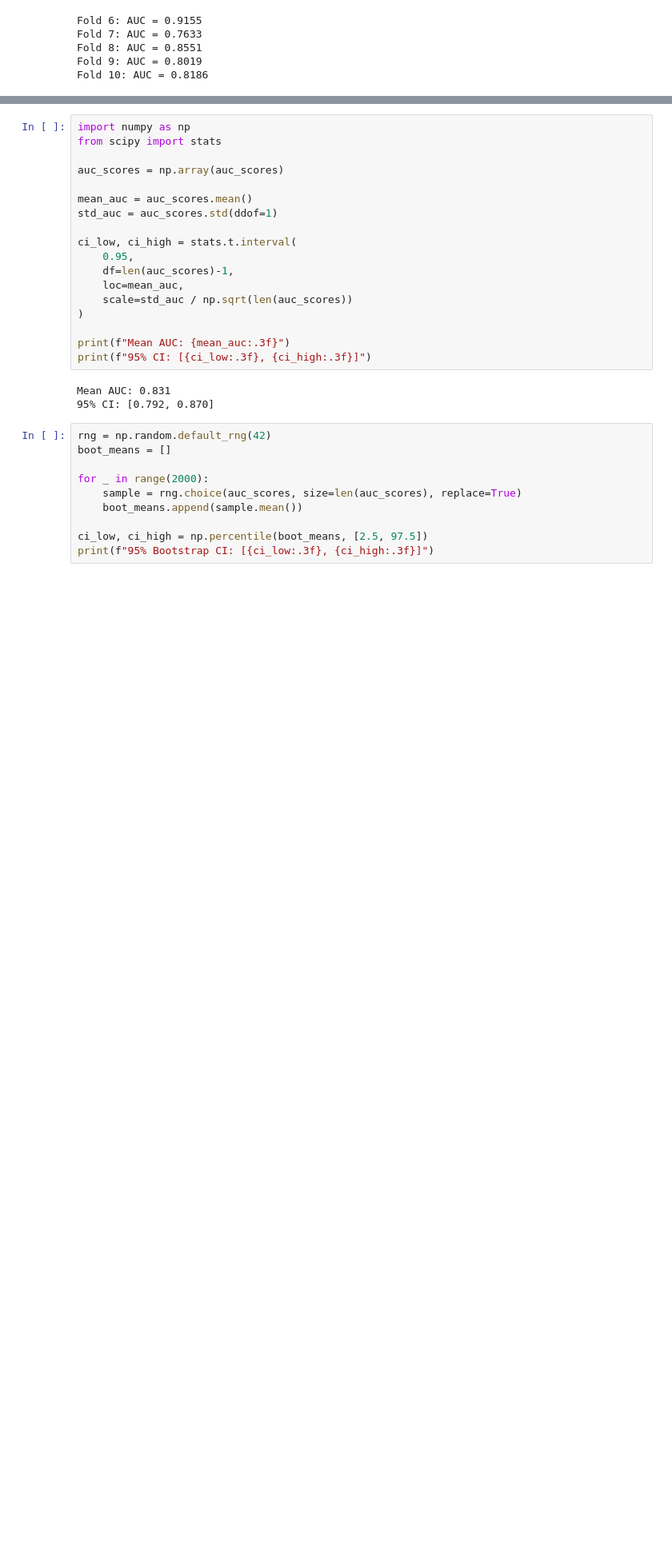
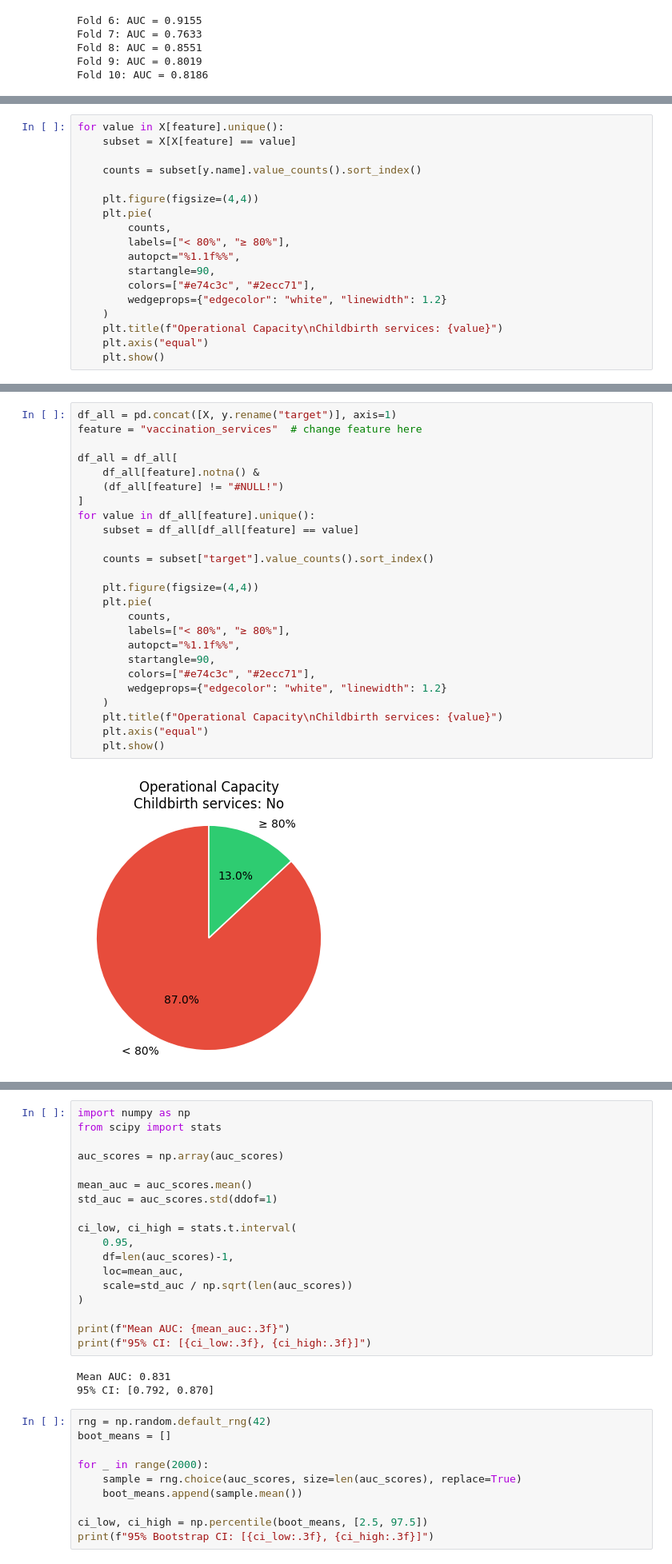
Before and after one commit to gilles-20/operational-capacity-app, a Jupyter notebook: tedjio_octavia.ipynb, the cells around one changed output, grey strips where cells are left out. Shown at 80% size. Cells and saved outputs as stored; diff of their text form; blank space fills up the shorter version.

```diff
--- a/tedjio_octavia.ipynb
+++ b/tedjio_octavia.ipynb
@@ -371,0 +509,18 @@ Fold 10: AUC = 0.8186
+# %%
+for value in X[feature].unique():
+    subset = X[X[feature] == value]
+
+    counts = subset[y.name].value_counts().sort_index()
+
+    plt.figure(figsize=(4,4))
+    plt.pie(
+        counts,
+        labels=["< 80%", "≥ 80%"],
+        autopct="%1.1f%%",
+        startangle=90,
+        colors=["#e74c3c", "#2ecc71"],
+        wedgeprops={"edgecolor": "white", "linewidth": 1.2}
+    )
+    plt.title(f"Operational Capacity\nChildbirth services: {value}")
+    plt.axis("equal")
+    plt.show()
@@ -371,0 +552,27 @@ Fold 10: AUC = 0.8186
+# %%
+df_all = pd.concat([X, y.rename("target")], axis=1)
+feature = "vaccination_services"  # change feature here
+
+df_all = df_all[
+    df_all[feature].notna() &
+    (df_all[feature] != "#NULL!")
+]
+for value in df_all[feature].unique():
+    subset = df_all[df_all[feature] == value]
+
+    counts = subset["target"].value_counts().sort_index()
+
+    plt.figure(figsize=(4,4))
+    plt.pie(
+        counts,
+        labels=["< 80%", "≥ 80%"],
+        autopct="%1.1f%%",
+        startangle=90,
+        colors=["#e74c3c", "#2ecc71"],
+        wedgeprops={"edgecolor": "white", "linewidth": 1.2}
+    )
+    plt.title(f"Operational Capacity\nChildbirth services: {value}")
+    plt.axis("equal")
+    plt.show()
+# %% [output]
+[figure, added]
```
Also changed, not shown: parts of 22 cells of this notebook.
